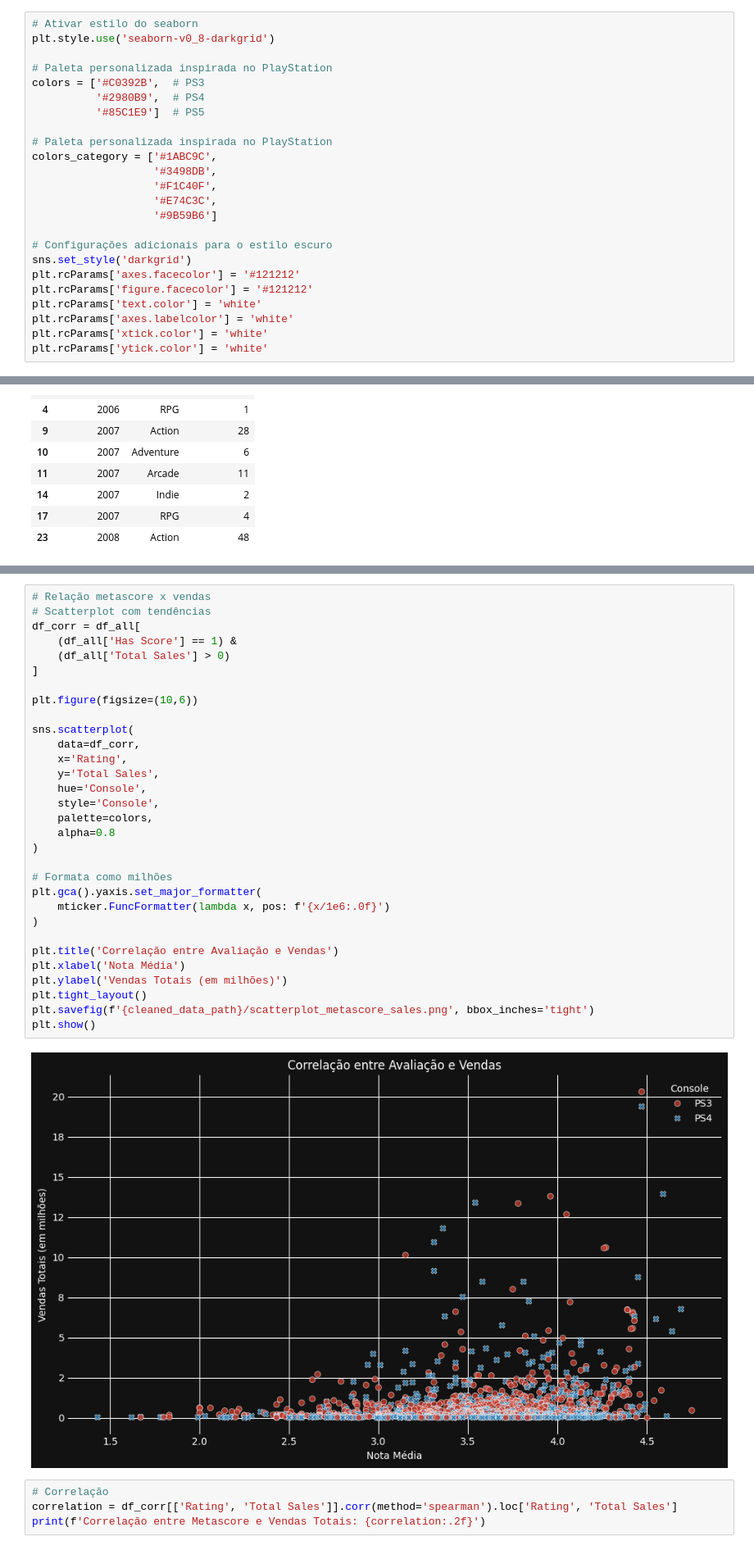
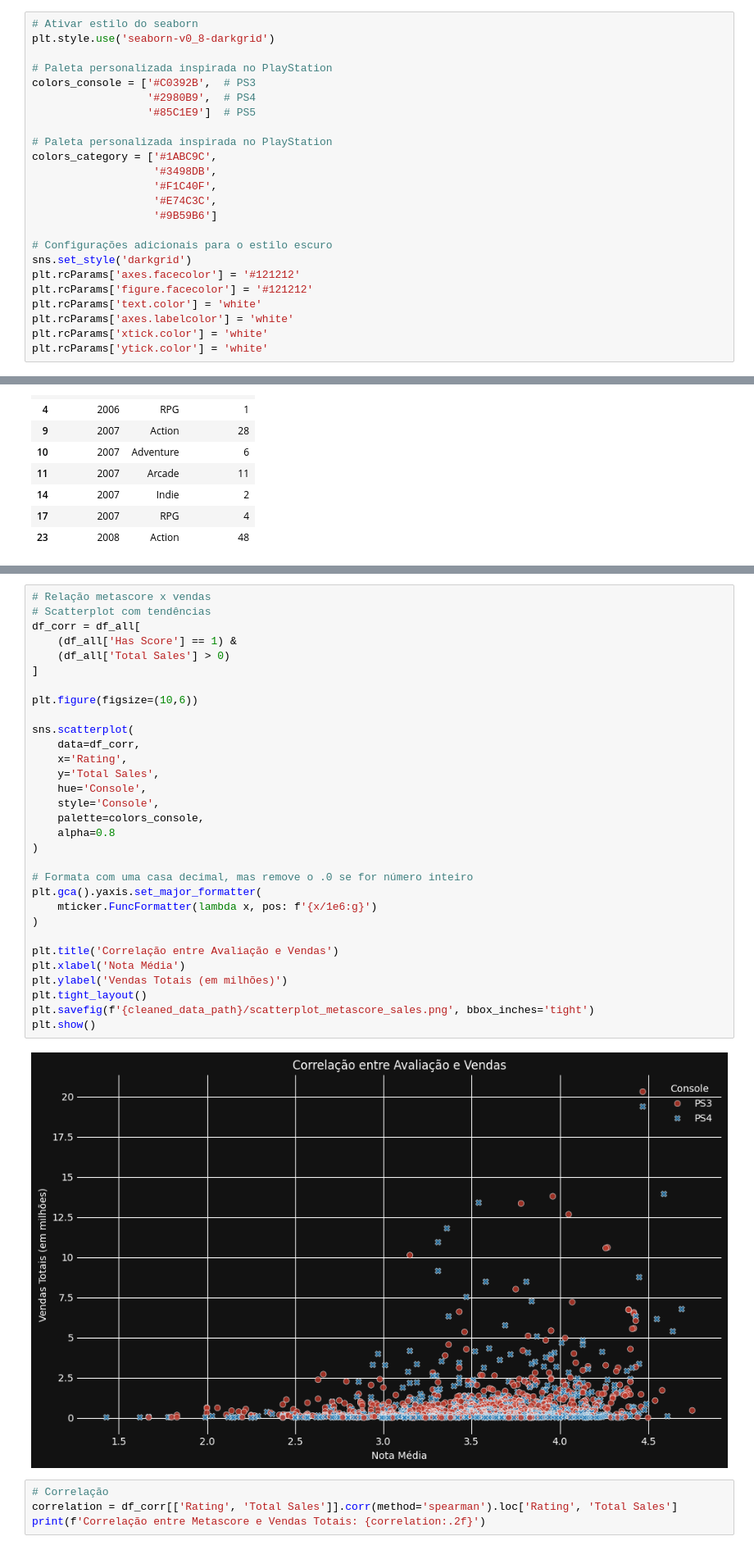
Before and after one commit to uAugustoVR/metadados-playstation, a Jupyter notebook: notebooks/analysis.ipynb, the cells around one changed output, grey strips where cells are left out. Shown at 82% size. Cells and saved outputs as stored; diff of their text form.

```diff
--- a/notebooks/analysis.ipynb
+++ b/notebooks/analysis.ipynb
@@ -25,9 +25,9 @@ import matplotlib.ticker as mticker
 plt.style.use('seaborn-v0_8-darkgrid')
 
 # Paleta personalizada inspirada no PlayStation
-colors = ['#C0392B',  # PS3
-          '#2980B9',  # PS4
-          '#85C1E9']  # PS5
+colors_console = ['#C0392B',  # PS3
+                  '#2980B9',  # PS4
+                  '#85C1E9']  # PS5
 
 # Paleta personalizada inspirada no PlayStation
 colors_category = ['#1ABC9C',
@@ -1065,36 +1061,36 @@ Analisar participação e evolução dos gêneros nos consoles PlayStation consi
 # %%
 # Relação metascore x vendas
 # Scatterplot com tendências
 df_corr = df_all[
     (df_all['Has Score'] == 1) &
     (df_all['Total Sales'] > 0)
 ]
 
 plt.figure(figsize=(10,6))
 
 sns.scatterplot(
     data=df_corr,
     x='Rating',
     y='Total Sales',
     hue='Console',
     style='Console',
-    palette=colors,
+    palette=colors_console,
     alpha=0.8
 )
 
-# Formata como milhões
+# Formata com uma casa decimal, mas remove o .0 se for número inteiro
 plt.gca().yaxis.set_major_formatter(
-    mticker.FuncFormatter(lambda x, pos: f'{x/1e6:.0f}')
+    mticker.FuncFormatter(lambda x, pos: f'{x/1e6:g}')
 )
 
 plt.title('Correlação entre Avaliação e Vendas')
 plt.xlabel('Nota Média')
 plt.ylabel('Vendas Totais (em milhões)')
 plt.tight_layout()
 plt.savefig(f'{cleaned_data_path}/scatterplot_metascore_sales.png', bbox_inches='tight')
 plt.show()
 # %% [output]
-[figure, old version]
+[figure, new version]
 # %%
 # Correlação
 correlation = df_corr[['Rating', 'Total Sales']].corr(method='spearman').loc['Rating', 'Total Sales']
```
Also changed, not shown: parts of 28 cells of this notebook, 6 other files.
